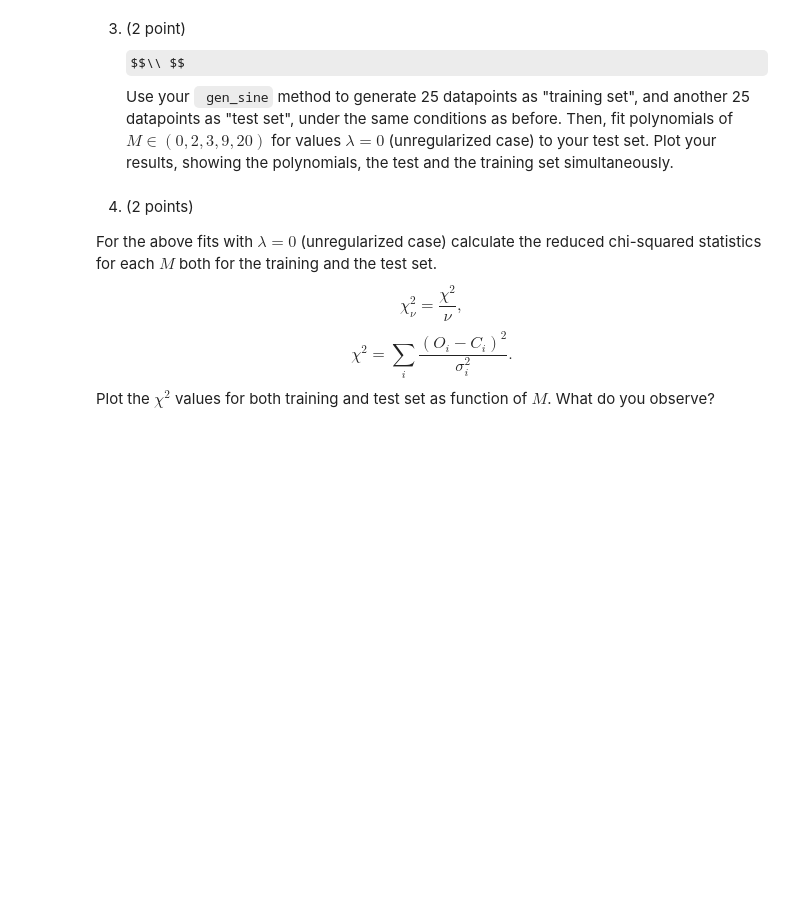
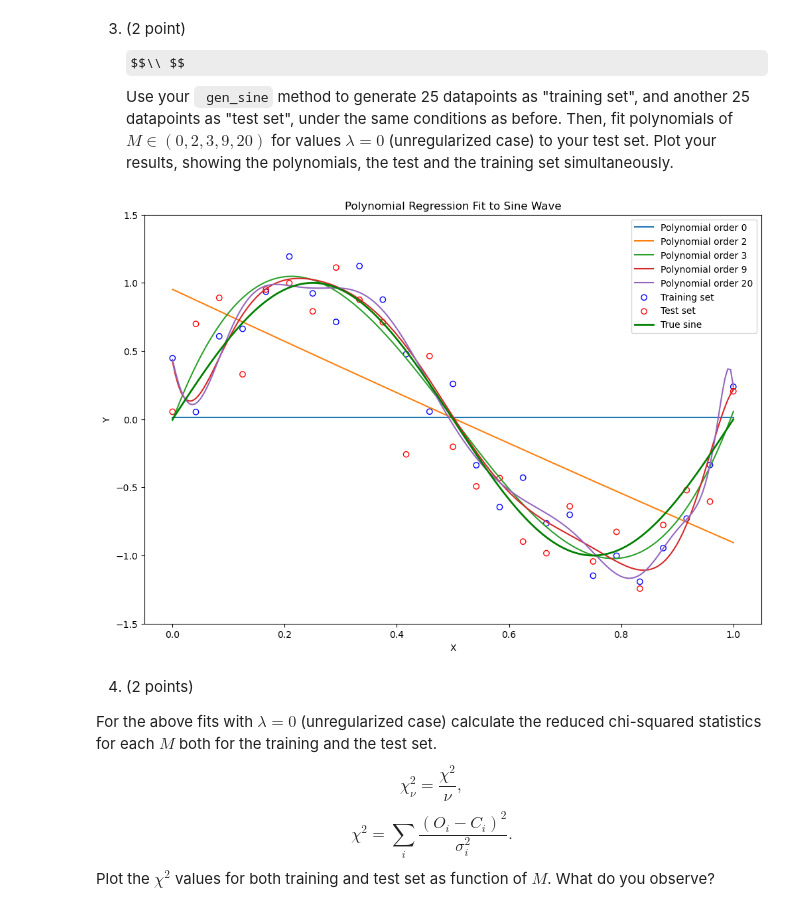
Before and after one commit to afinemax/machine_learning_2024, a Jupyter notebook: hw/ML4PhA_2024_Exercise_sheet_2.ipynb, the cells around one changed output. Drawn from its saved outputs; the diff is of its cells as text; code cells hidden in the pictures; some formulas as TeX source; blank space fills up the shorter version.

```diff
--- a/hw/ML4PhA_2024_Exercise_sheet_2.ipynb
+++ b/hw/ML4PhA_2024_Exercise_sheet_2.ipynb
@@ -348,0 +373,39 @@ def fit_polynomial_reg():
+# %%
+# Function to fit a polynomial and return the model predictions
+def fit_and_predict(x_train, y_train, x_test, M):
+    X_train = np.vander(x_train, M + 1, increasing=True)
+    w = np.linalg.solve(np.dot(X_train.T, X_train), np.dot(X_train.T, y_train))
+    X_test = np.vander(x_test, M + 1, increasing=True)
+    y_pred = np.dot(X_test, w)
+    return y_pred
+
+# Generate training and test sets
+n_train = n_test = 25
+x_train, y_train = gen_sine(n_train)
+x_test, y_test = gen_sine(n_test)
+
+# Fit polynomials and plot results
+Ms = [0, 2, 3, 9, 20]  # Orders of the polynomial to fit
+x_plot = np.linspace(0, 1, 200)  # Points used for plotting the polynomials
+
+plt.figure(figsize=(12, 8))
+for M in Ms:
+    # Fit polynomial to the training data
+    y_plot = fit_and_predict(x_train, y_train, x_plot, M)
+
+    # Plot polynomial
+    plt.plot(x_plot, y_plot, label=f'Polynomial order {M}')
+
+# Plot training and test sets
+plt.scatter(x_train, y_train, facecolors='none', edgecolors='b', label='Training set')
+plt.scatter(x_test, y_test, facecolors='none', edgecolors='r', label='Test set')
+plt.plot(x_plot, np.sin(2 * np.pi * x_plot), color='green', label='True sine', linewidth=2)
+
+plt.ylim(-1.5, 1.5)
+plt.xlabel('X')
+plt.ylabel('Y')
+plt.legend()
+plt.title('Polynomial Regression Fit to Sine Wave')
+plt.show()
+# %% [output]
+[figure, added]
```
Also changed, not shown: parts of 4 cells of this notebook.
